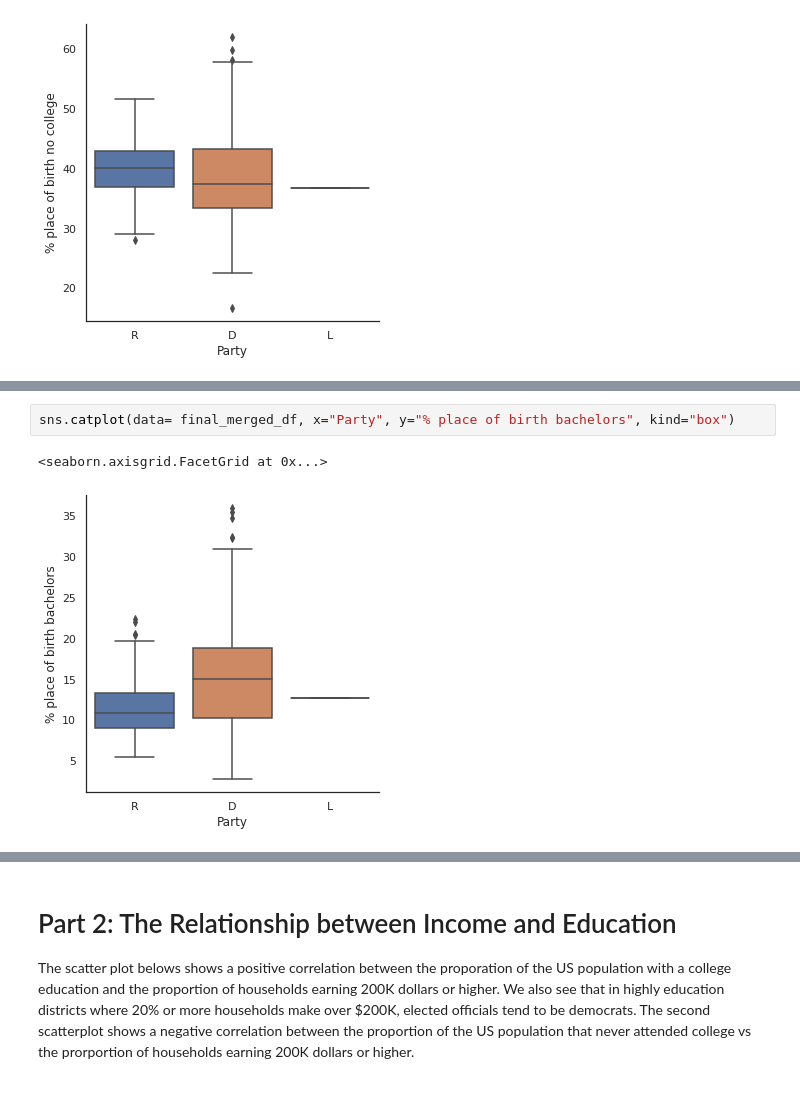
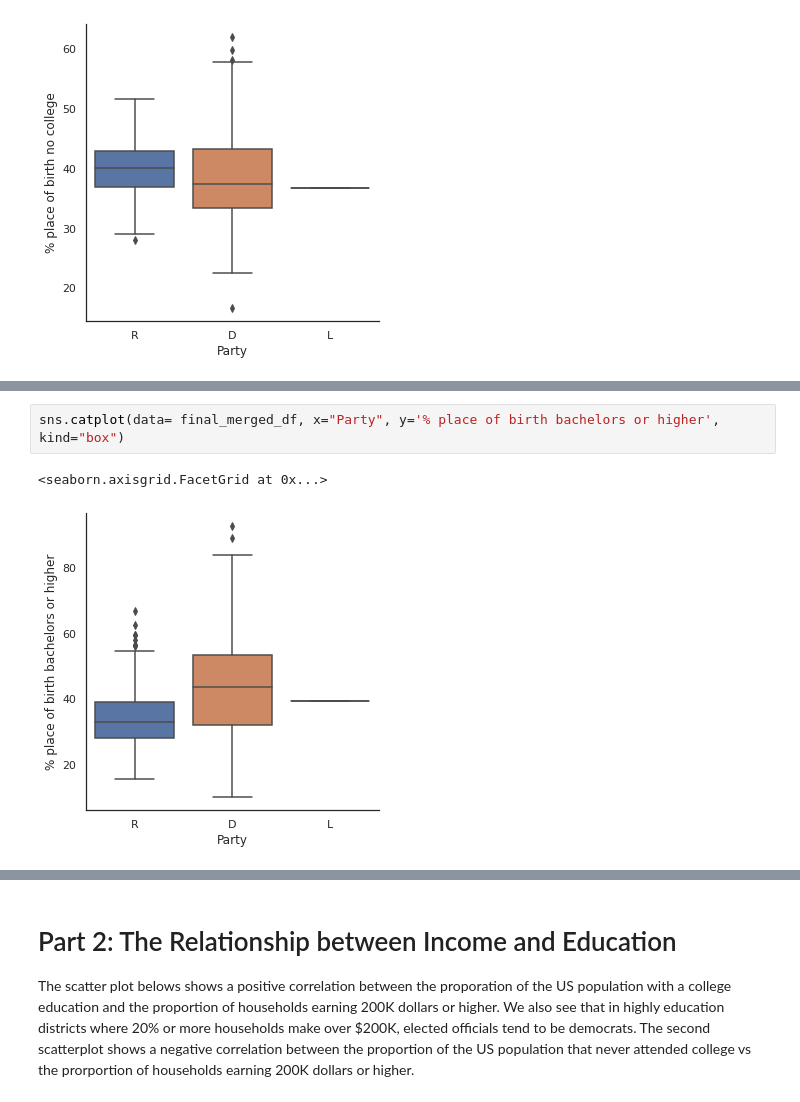
Before and after one commit to imshivs/congressional-analysis, a Jupyter notebook: Congressional_Analytics.ipynb, the cells around one changed output, grey strips where cells are left out. Cells and saved outputs as stored; diff of their text form.

```diff
--- a/Congressional_Analytics.ipynb
+++ b/Congressional_Analytics.ipynb
@@ -190,5 +214,5 @@ plt.legend(prop={'size': 12}, title = 'Party')
 # %%
-sns.catplot(data= final_merged_df, x="Party", y="% place of birth bachelors", kind="box")
+sns.catplot(data= final_merged_df, x="Party", y='% place of birth bachelors or higher', kind="box")
 # %% [output]
 <seaborn.axisgrid.FacetGrid at 0x...>
-[figure, old version]
+[figure, new version]
```
Also changed, not shown: parts of 9 cells of this notebook.
